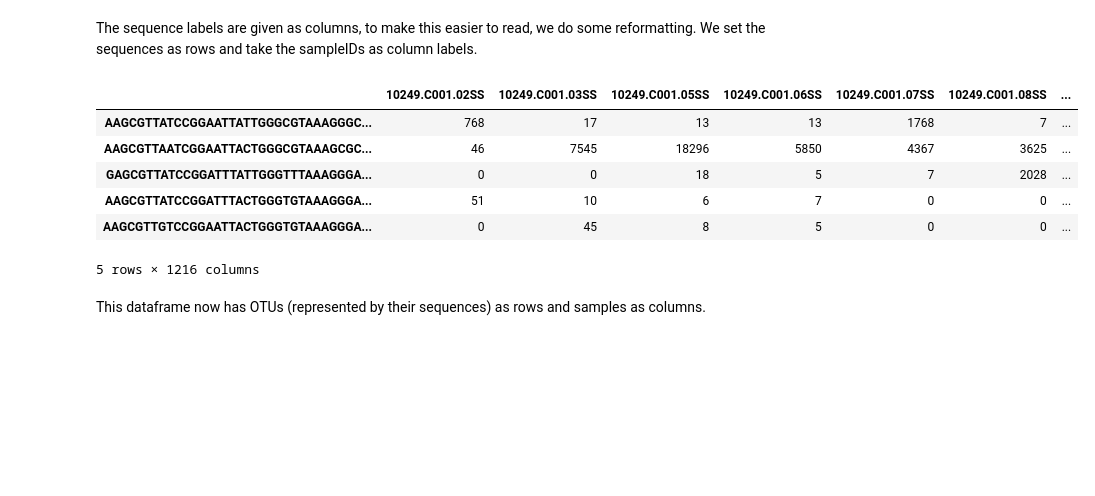
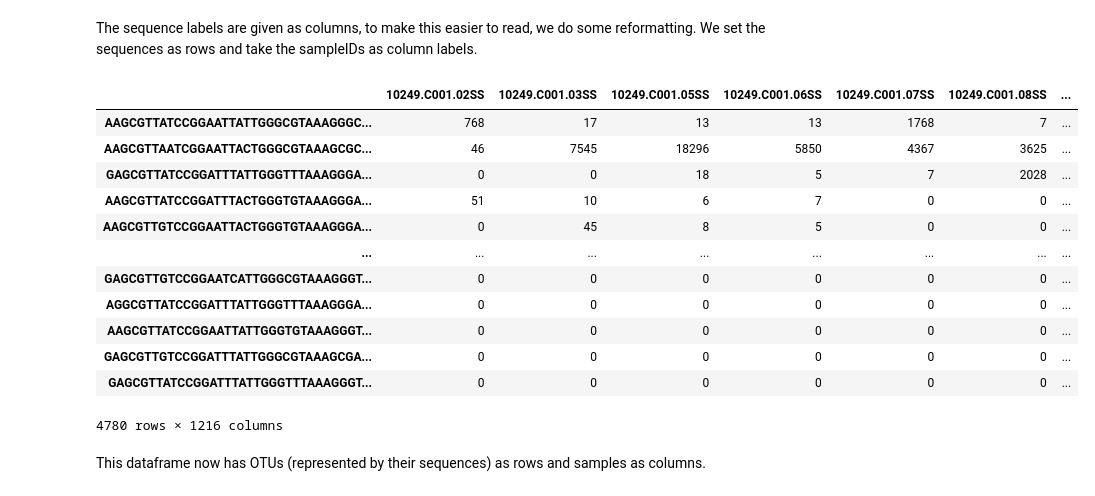
Before and after one commit to gerberlab/cs109b-microbiome, a Jupyter notebook: 2022/datasets/bokulich/bokulich_dataset_overview.ipynb, the cells around one changed output. Cells and saved outputs as stored; diff of their text form; code cells hidden in the pictures; blank space fills up the shorter version.

```diff
--- a/2022/datasets/bokulich/bokulich_dataset_overview.ipynb
+++ b/2022/datasets/bokulich/bokulich_dataset_overview.ipynb
@@ -25,15 +25,21 @@ The sequence labels are given as columns, to make this easier to read, we do som
 # %%
 abundances2 = abundances.transpose().rename(columns=abundances.transpose().iloc[0]).iloc[1:]
 # %%
-abundances2.head()
+abundances2
 # %% [output]
 |  | 10249.C001.02SS | 10249.C001.03SS | 10249.C001.05SS | 10249.C001.06SS | 10249.C001.07SS | 10249.C001.08SS | ... |
 | AAGCGTTATCCGGAATTATTGGGCGTAAAGGGC... | 768 | 17 | 13 | 13 | 1768 | 7 | ... |
 | AAGCGTTAATCGGAATTACTGGGCGTAAAGCGC... | 46 | 7545 | 18296 | 5850 | 4367 | 3625 | ... |
 | GAGCGTTATCCGGATTTATTGGGTTTAAAGGGA... | 0 | 0 | 18 | 5 | 7 | 2028 | ... |
 | AAGCGTTATCCGGATTTACTGGGTGTAAAGGGA... | 51 | 10 | 6 | 7 | 0 | 0 | ... |
 | AAGCGTTGTCCGGAATTACTGGGTGTAAAGGGA... | 0 | 45 | 8 | 5 | 0 | 0 | ... |
+| ... | ... | ... | ... | ... | ... | ... | ... |
+| GAGCGTTGTCCGGAATCATTGGGCGTAAAGGGT... | 0 | 0 | 0 | 0 | 0 | 0 | ... |
+| AGGCGTTATCCGGATTTATTGGGTTTAAAGGGA... | 0 | 0 | 0 | 0 | 0 | 0 | ... |
+| AAGCGTTATCCGGAATTATTGGGTGTAAAGGGT... | 0 | 0 | 0 | 0 | 0 | 0 | ... |
+| GAGCGTTGTCCGGATTTATTGGGCGTAAAGCGA... | 0 | 0 | 0 | 0 | 0 | 0 | ... |
+| GAGCGTTATCCGGATTTATTGGGTTTAAAGGGT... | 0 | 0 | 0 | 0 | 0 | 0 | ... |
-5 rows × 1216 columns
+4780 rows × 1216 columns
 # %% [markdown]
 This dataframe now has OTUs (represented by their sequences) as rows and samples as columns.
 # %% [markdown]
```
Also changed, not shown: parts of 3 cells of this notebook, 5 other files.
